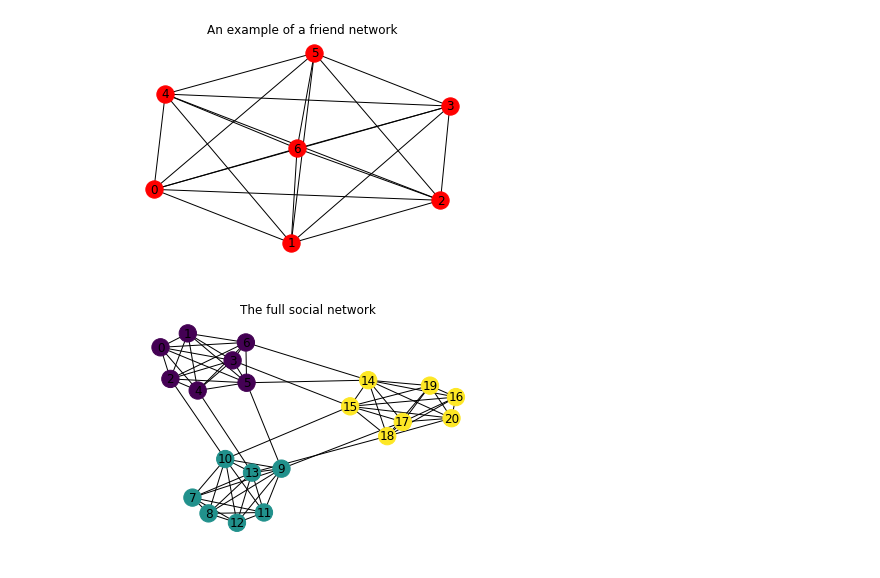
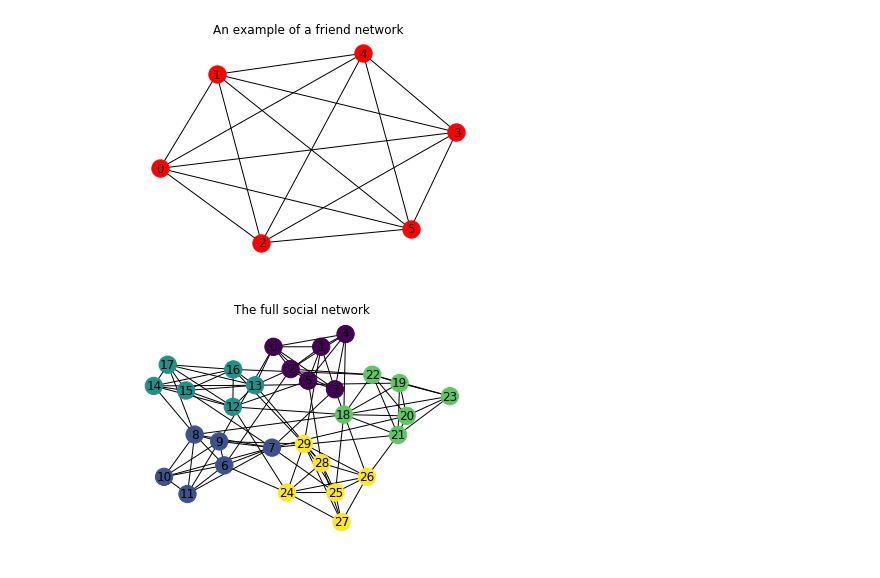
Before and after one commit to simon-andrews/soper, a Jupyter notebook: notebooks/Experimentation.ipynb, the cells around one changed output. Saved outputs shown, nothing was run; the diff lists cells and outputs as text; code cells hidden in the pictures.

```diff
--- a/notebooks/Experimentation.ipynb
+++ b/notebooks/Experimentation.ipynb
@@ -6,52 +7,52 @@ import networkx as nx
 import random
 # %%
-friend_group_count = 3
-friends_per_group = 7
+friend_group_count = 5
+friends_per_group = 6
 max_interminglings = 3
-
 
 class Person(object):
     def __init__(self, id_number):
         self.id_number = id_number
+        # https://homepage.stat.uiowa.edu/~mbognar/applets/normal.html
         self.gullibility = np.random.normal(loc=0.5, scale=0.1) # mean=loc,stdev=scale
-        if self.gullibility < 0:
-            self.gullibility = 0.0
-        elif self.gullibility > 1:
-            self.gullibility = 1.0
+        self.hostility = np.random.normal(loc=0.5, scale=0.05)
+        self.activity_level = np.random.chisquare(3) / 10
+        self.feed = list()
     def __str__(self):
         return str(self.id_number)
 
 friend_groups = list()
 friend_networks = list()
 
 for group_number in range(friend_group_count):
     """
     Initialize groups of friends
     """
 
     # Create a list of friends
     lower_fence = group_number * friends_per_group
     upper_fence = lower_fence + friends_per_group
     friend_group = [Person(id_number) for id_number in range(lower_fence, upper_fence)]
     friend_groups.append(friend_group)
 
     # Create a network from the list
     friend_network = nx.Graph()
     friend_network.add_nodes_from(friend_group)
     friend_networks.append(friend_network)
 
     # Join all the members of the network together
     for friend in friend_network:
         for other_friend in friend_network:
             if other_friend is not friend:
                 friend_network.add_edge(friend, other_friend)
 
 plt.title('An example of a friend network')
 nx.draw(friend_networks[0], with_labels=True)
 # %% [output]
-[figure, old version]
+[figure, new version]
 # %%
 social_network = nx.Graph()
+
 for friend_network in friend_networks:
     social_network.add_nodes_from(friend_network)
     social_network.add_edges_from(friend_network.edges())
@@ -72,4 +73,4 @@ for index, group in enumerate(friend_groups):
 plt.title('The full social network')
 nx.draw(social_network, with_labels=True, node_color=color_map)
 # %% [output]
-[figure, old version]
+[figure, new version]
```
Also changed, not shown: parts of 2 cells of this notebook.
